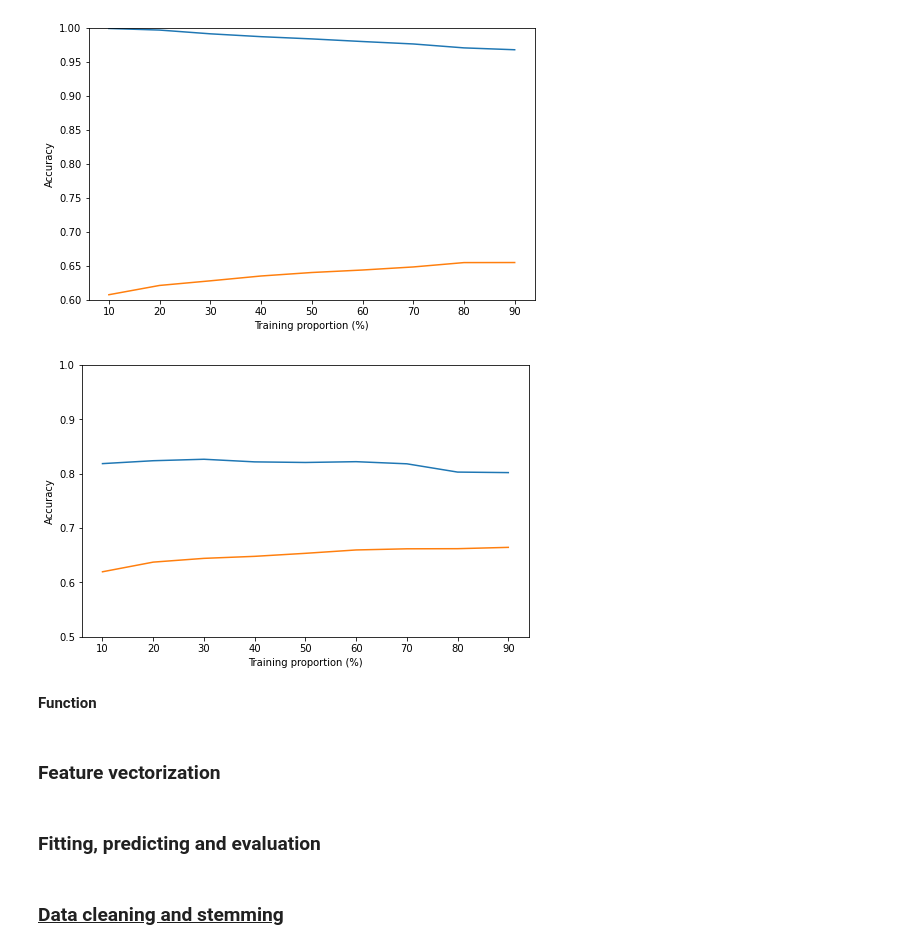
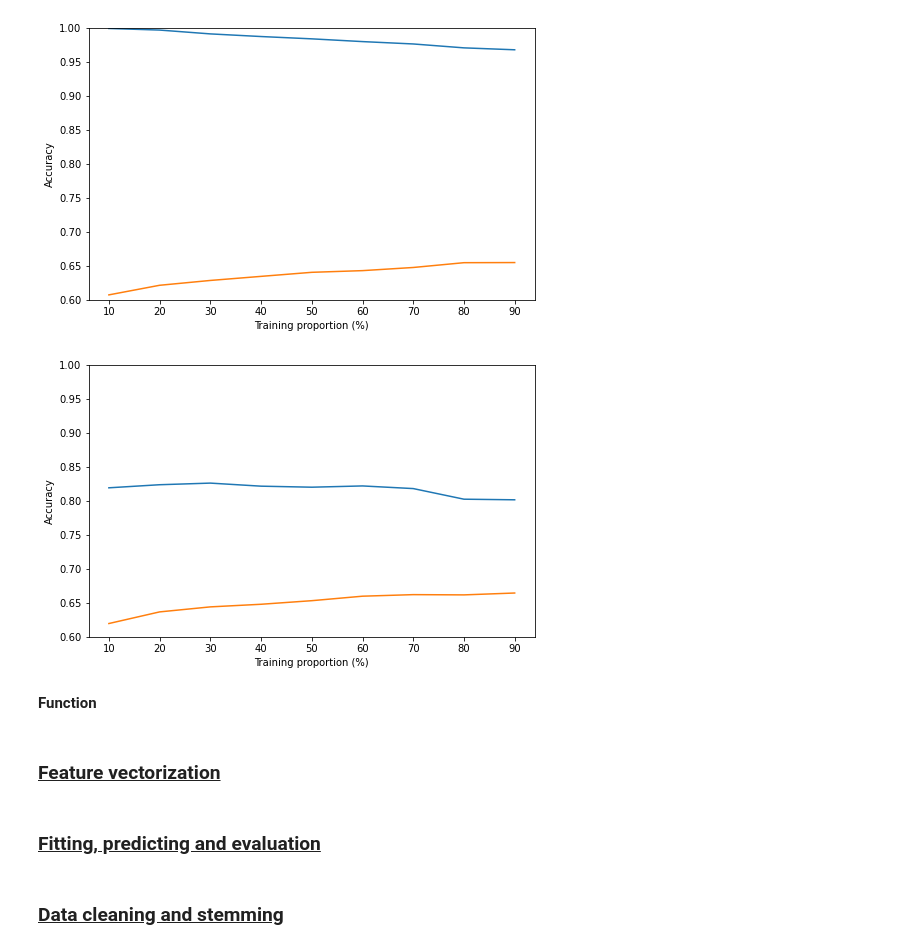
Before and after one commit to kelmanchen/tweet-sentiment-analysis, a Jupyter notebook: Assignment 2 Code.ipynb, the cells around one changed output. Drawn from its saved outputs; the diff is of its cells as text; code cells hidden in the pictures.

```diff
--- a/Assignment 2 Code.ipynb
+++ b/Assignment 2 Code.ipynb
@@ -63,9 +63,9 @@ generate_learning_curve(df, svm.LinearSVC(), 0.6, 1.0)
 # %% [output]
 [figure]
 # %%
-generate_learning_curve(df, LogisticRegression(max_iter=300), 0.6, 9.0)
+generate_learning_curve(df, LogisticRegression(max_iter=300), 0.6, 0.9)
 # %% [output]
-[figure, old version]
+[figure, new version]
 # %% [markdown]
 **Function**
 # %%
@@ -79,7 +81,7 @@ def data_split(df, test_size):
 
     return X_train, X_test, y_train, y_test
 # %% [markdown]
-### Feature vectorization ###
+### <u>Feature vectorization</u> ###
 # %%
 def vectorise(train, test, method):
     vectorizer = method
@@ -89,7 +91,7 @@ def vectorise(train, test, method):
 
     return vectorised_train, vectorised_test
 # %% [markdown]
-### Fitting, predicting and evaluation ###
+### <u>Fitting, predicting and evaluation</u> ###
 # %%
 def evaluate(actual_classes, pred_classes, accuracy=True, fscore=True, confusion=True, average_method='macro'):
     if accuracy:
```
Also changed, not shown: parts of 9 cells of this notebook.
